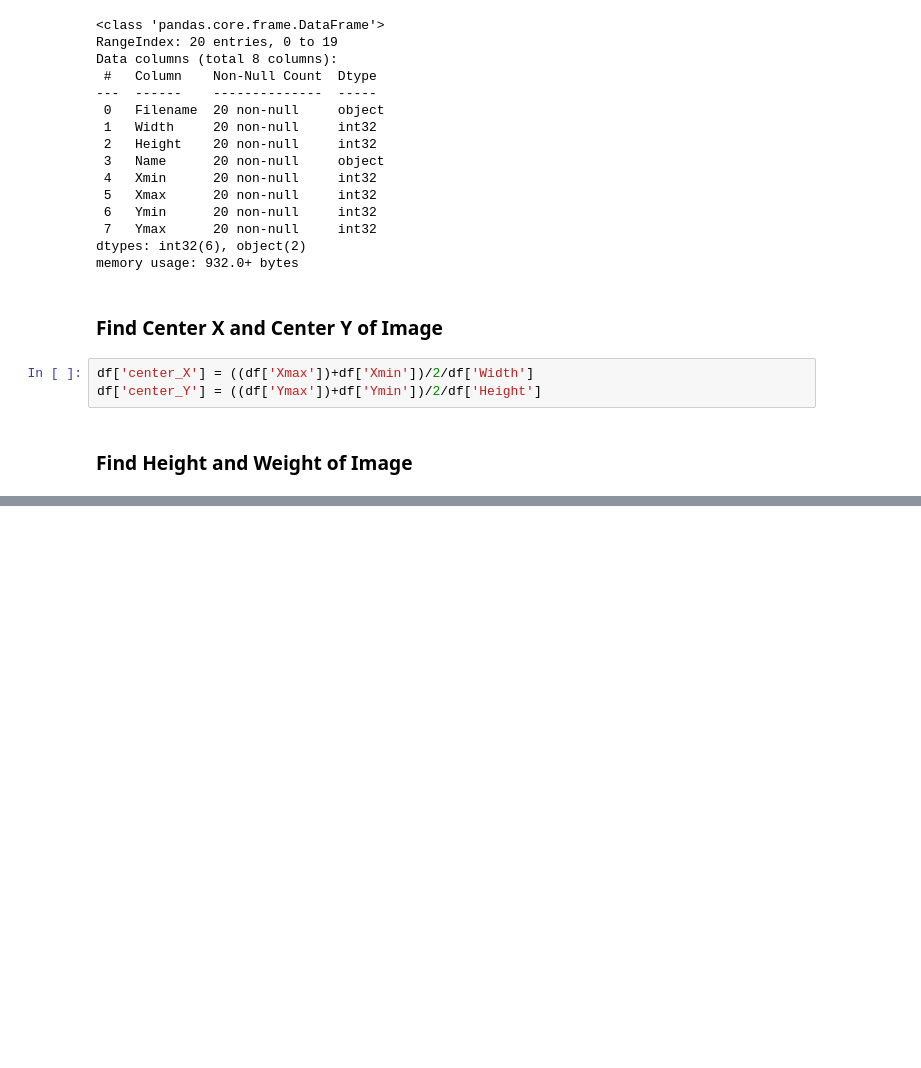
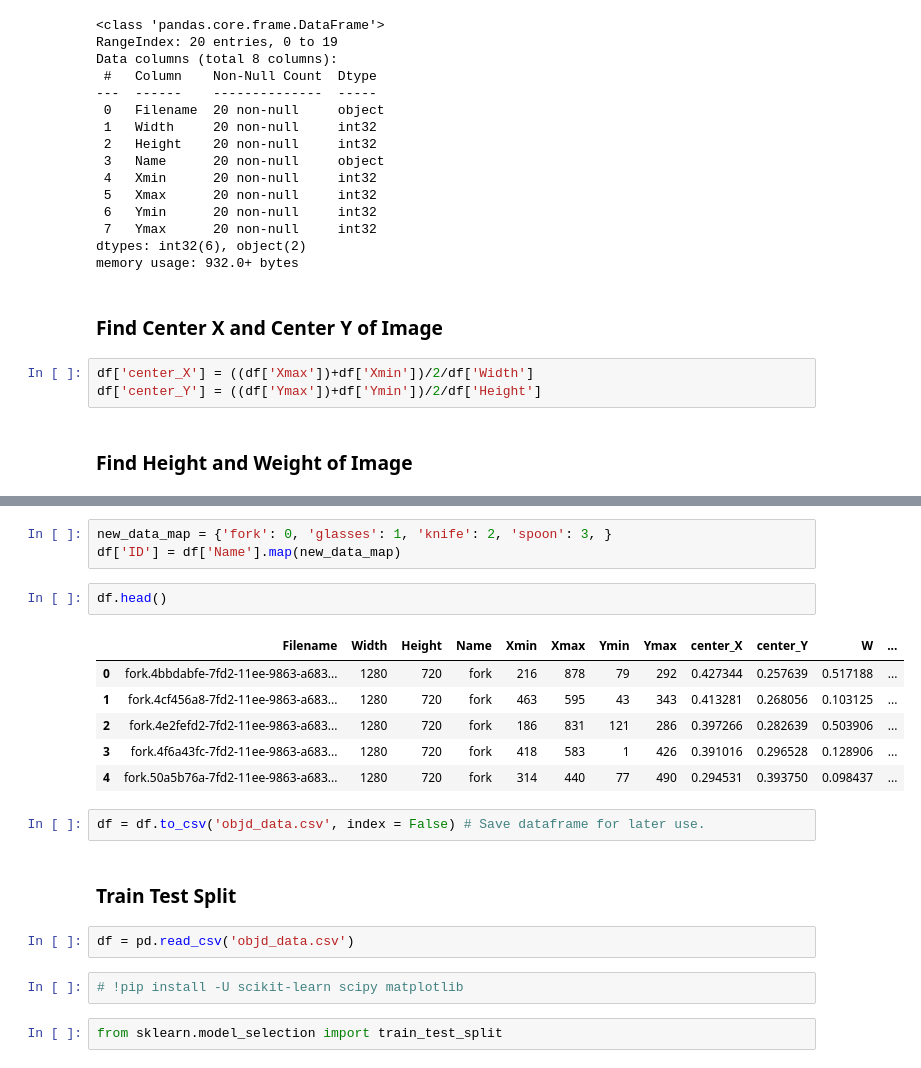
Before and after one commit to ASV1995/object_detection, a Jupyter notebook: objd/Object_Detection_Project.ipynb, the cells around one changed output, grey strips where cells are left out. Drawn from its saved outputs; the diff is of its cells as text; blank space fills up the shorter version.

```diff
--- a/objd/Object_Detection_Project.ipynb
+++ b/objd/Object_Detection_Project.ipynb
@@ -162,0 +166,22 @@ df.head()
+# %%
+new_data_map = {'fork': 0, 'glasses': 1, 'knife': 2, 'spoon': 3, }
+df['ID'] = df['Name'].map(new_data_map)
+# %%
+df.head()
+# %% [output]
+|  | Filename | Width | Height | Name | Xmin | Xmax | Ymin | Ymax | center_X | center_Y | W | ... |
+| 0 | fork.4bbdabfe-7fd2-11ee-9863-a683... | 1280 | 720 | fork | 216 | 878 | 79 | 292 | 0.427344 | 0.257639 | 0.517188 | ... |
+| 1 | fork.4cf456a8-7fd2-11ee-9863-a683... | 1280 | 720 | fork | 463 | 595 | 43 | 343 | 0.413281 | 0.268056 | 0.103125 | ... |
+| 2 | fork.4e2fefd2-7fd2-11ee-9863-a683... | 1280 | 720 | fork | 186 | 831 | 121 | 286 | 0.397266 | 0.282639 | 0.503906 | ... |
+| 3 | fork.4f6a43fc-7fd2-11ee-9863-a683... | 1280 | 720 | fork | 418 | 583 | 1 | 426 | 0.391016 | 0.296528 | 0.128906 | ... |
+| 4 | fork.50a5b76a-7fd2-11ee-9863-a683... | 1280 | 720 | fork | 314 | 440 | 77 | 490 | 0.294531 | 0.393750 | 0.098437 | ... |
+# %%
+df = df.to_csv('objd_data.csv', index = False) # Save dataframe for later use.
+# %% [markdown]
+### Train Test Split
+# %%
+df = pd.read_csv('objd_data.csv')
+# %%
+# !pip install -U scikit-learn scipy matplotlib
+# %%
+from sklearn.model_selection import train_test_split
```
Also changed, not shown: parts of 14 cells of this notebook, 1 other file.
